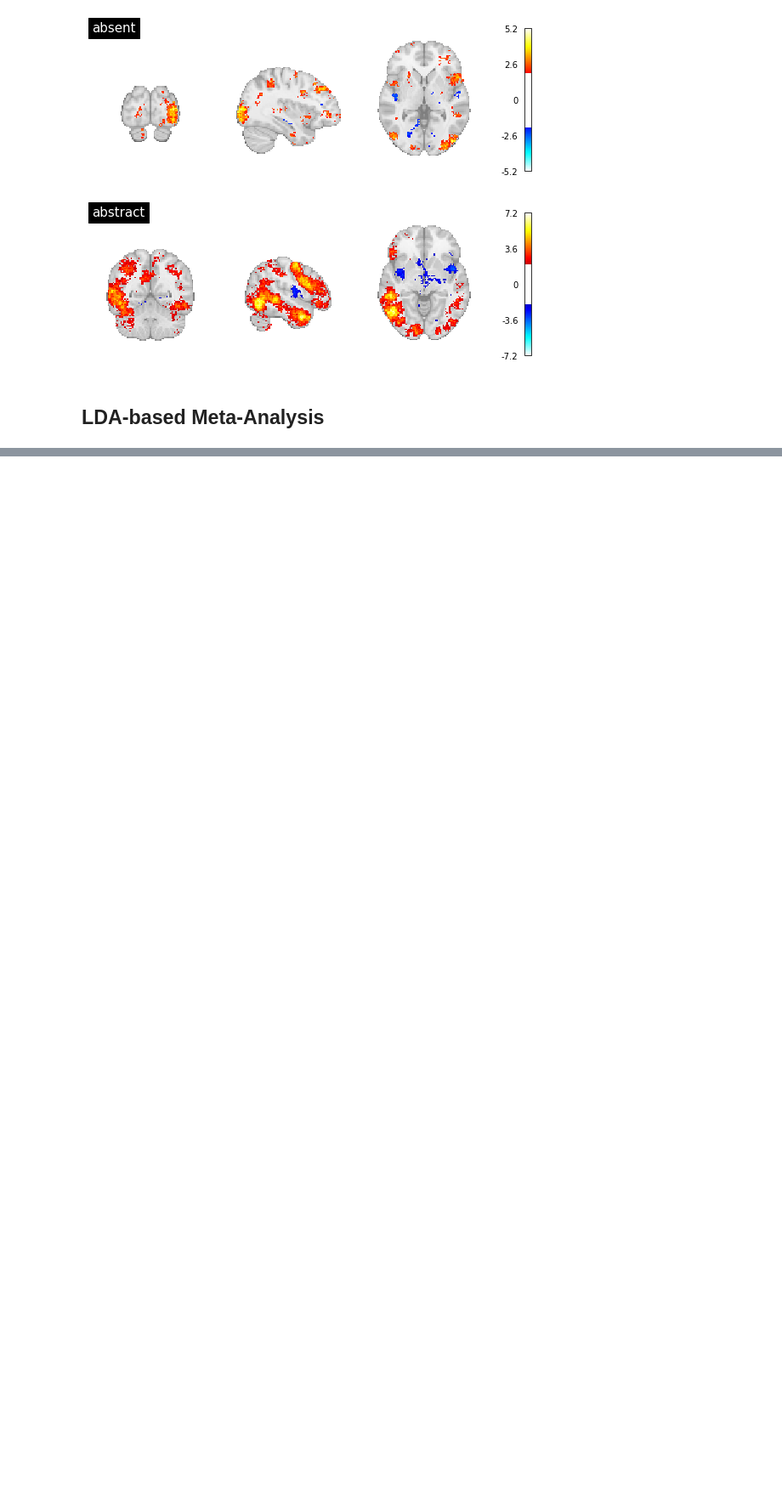
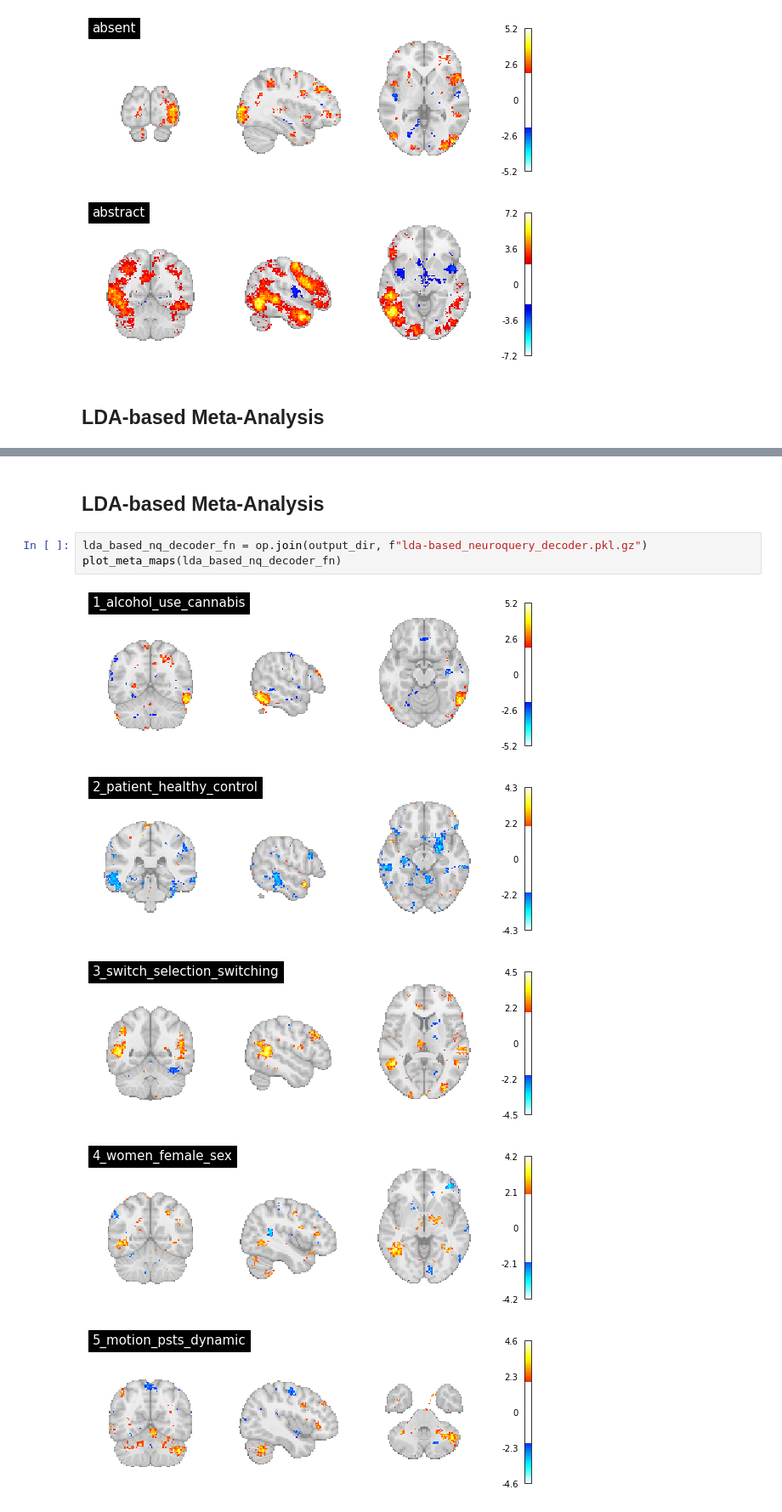
Before and after one commit to NBCLab/gradient-decoding, a Jupyter notebook: figures/meta-analysis.ipynb, the cells around one changed output, grey strips where cells are left out. Shown at 85% size. Saved outputs shown, nothing was run; the diff lists cells and outputs as text; blank space fills up the shorter version.

Commit message:
Upload neuroquery results

```diff
--- a/figures/meta-analysis.ipynb
+++ b/figures/meta-analysis.ipynb
@@ -43,0 +51,11 @@ plot_meta_maps(lda_based_decoder_fn)
+# %% [markdown]
+## LDA-based Meta-Analysis
+# %%
+lda_based_nq_decoder_fn = op.join(output_dir, f"lda-based_neuroquery_decoder.pkl.gz")
+plot_meta_maps(lda_based_nq_decoder_fn)
+# %% [output]
+[figure, added]
+[figure, added]
+[figure, added]
+[figure, added]
+[figure, added]
```
Also changed, not shown: parts of 7 cells of this notebook.
